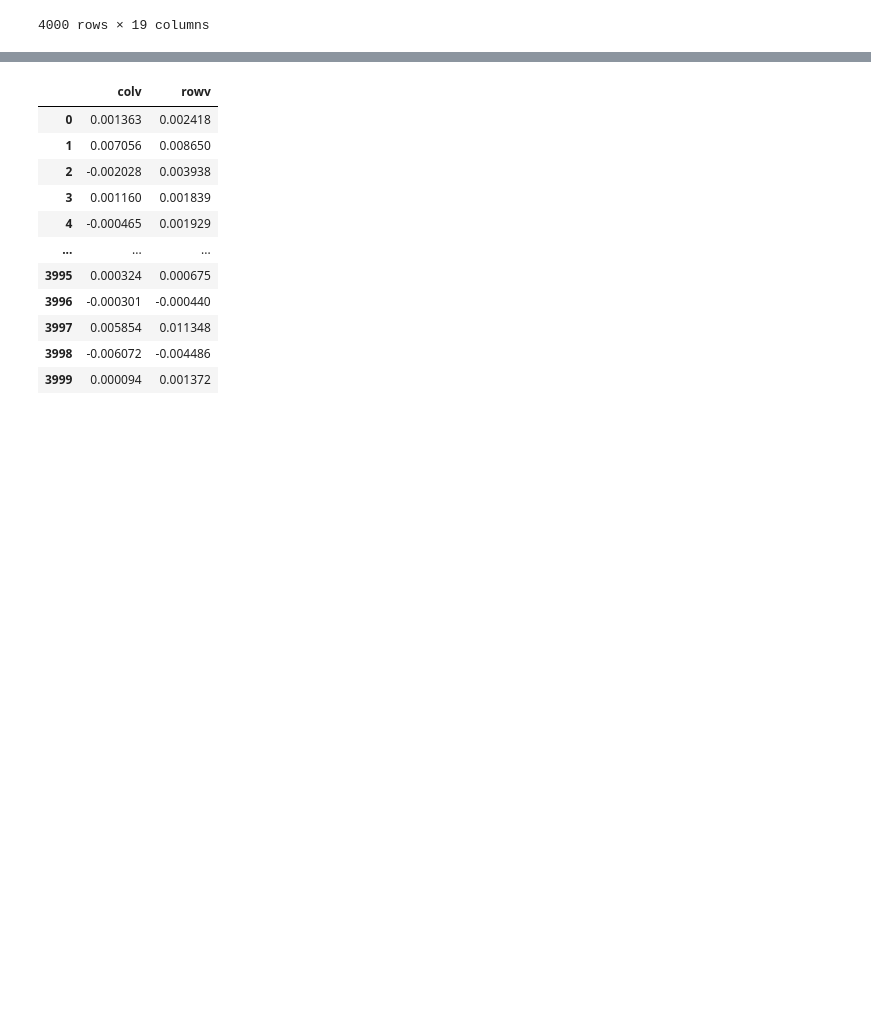
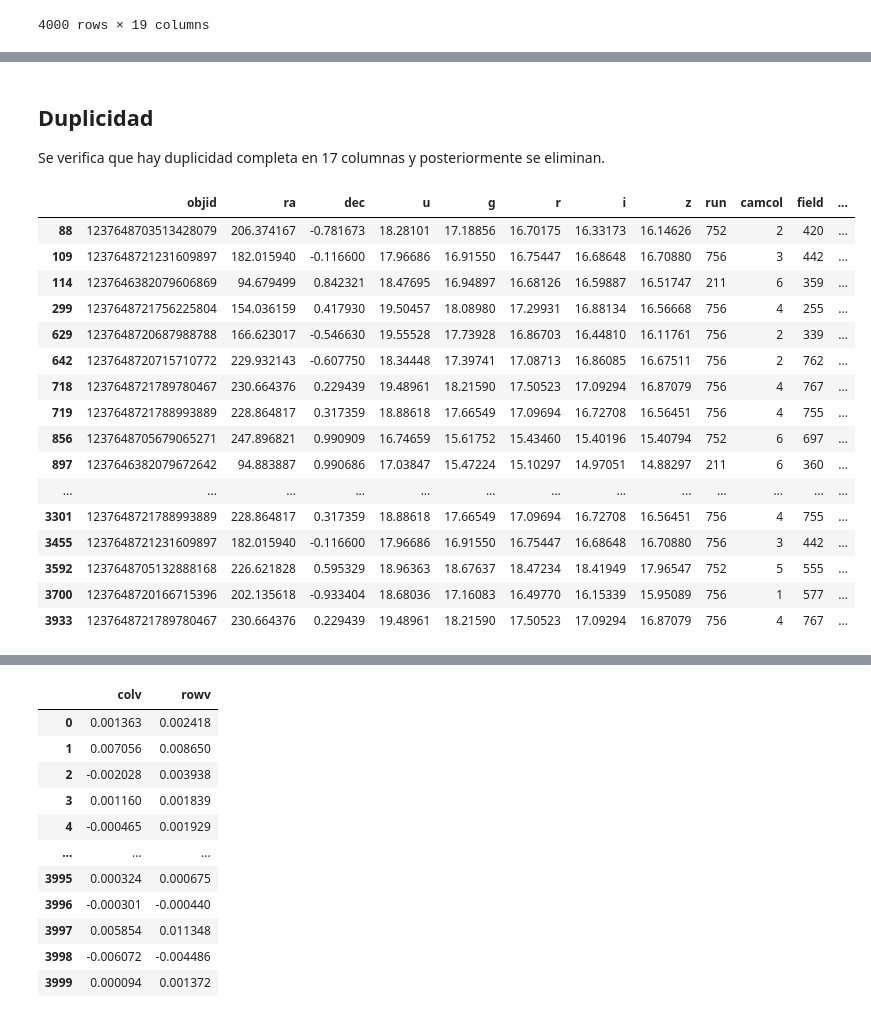
Before and after one commit to ju4ndiegos/BI, a Jupyter notebook: Lab-1/lab1.ipynb, the cells around one changed output, grey strips where cells are left out. Drawn from its saved outputs; the diff is of its cells as text; code cells hidden in the pictures; blank space fills up the shorter version.

```diff
--- a/Lab-1/lab1.ipynb
+++ b/Lab-1/lab1.ipynb
@@ -65,0 +92,24 @@ data_filtrado=data_train.drop(columns=['class'])
+# %% [markdown]
+## Duplicidad
+
+Se verifica que hay duplicidad completa en 17 columnas y posteriormente se eliminan.
+# %%
+data_train[data_train.duplicated(keep=False)]
+# %% [output]
+|  | objid | ra | dec | u | g | r | i | z | run | camcol | field | ... |
+| 88 | 1237648703513428079 | 206.374167 | -0.781673 | 18.28101 | 17.18856 | 16.70175 | 16.33173 | 16.14626 | 752 | 2 | 420 | ... |
+| 109 | 1237648721231609897 | 182.015940 | -0.116600 | 17.96686 | 16.91550 | 16.75447 | 16.68648 | 16.70880 | 756 | 3 | 442 | ... |
+| 114 | 1237646382079606869 | 94.679499 | 0.842321 | 18.47695 | 16.94897 | 16.68126 | 16.59887 | 16.51747 | 211 | 6 | 359 | ... |
+| 299 | 1237648721756225804 | 154.036159 | 0.417930 | 19.50457 | 18.08980 | 17.29931 | 16.88134 | 16.56668 | 756 | 4 | 255 | ... |
+| 629 | 1237648720687988788 | 166.623017 | -0.546630 | 19.55528 | 17.73928 | 16.86703 | 16.44810 | 16.11761 | 756 | 2 | 339 | ... |
+| 642 | 1237648720715710772 | 229.932143 | -0.607750 | 18.34448 | 17.39741 | 17.08713 | 16.86085 | 16.67511 | 756 | 2 | 762 | ... |
+| 718 | 1237648721789780467 | 230.664376 | 0.229439 | 19.48961 | 18.21590 | 17.50523 | 17.09294 | 16.87079 | 756 | 4 | 767 | ... |
+| 719 | 1237648721788993889 | 228.864817 | 0.317359 | 18.88618 | 17.66549 | 17.09694 | 16.72708 | 16.56451 | 756 | 4 | 755 | ... |
+| 856 | 1237648705679065271 | 247.896821 | 0.990909 | 16.74659 | 15.61752 | 15.43460 | 15.40196 | 15.40794 | 752 | 6 | 697 | ... |
+| 897 | 1237646382079672642 | 94.883887 | 0.990686 | 17.03847 | 15.47224 | 15.10297 | 14.97051 | 14.88297 | 211 | 6 | 360 | ... |
+| ... | ... | ... | ... | ... | ... | ... | ... | ... | ... | ... | ... | ... |
+| 3301 | 1237648721788993889 | 228.864817 | 0.317359 | 18.88618 | 17.66549 | 17.09694 | 16.72708 | 16.56451 | 756 | 4 | 755 | ... |
+| 3455 | 1237648721231609897 | 182.015940 | -0.116600 | 17.96686 | 16.91550 | 16.75447 | 16.68648 | 16.70880 | 756 | 3 | 442 | ... |
+| 3592 | 1237648705132888168 | 226.621828 | 0.595329 | 18.96363 | 18.67637 | 18.47234 | 18.41949 | 17.96547 | 752 | 5 | 555 | ... |
+| 3700 | 1237648720166715396 | 202.135618 | -0.933404 | 18.68036 | 17.16083 | 16.49770 | 16.15339 | 15.95089 | 756 | 1 | 577 | ... |
+| 3933 | 1237648721789780467 | 230.664376 | 0.229439 | 19.48961 | 18.21590 | 17.50523 | 17.09294 | 16.87079 | 756 | 4 | 767 | ... |
```
Also changed, not shown: parts of 18 cells of this notebook.
